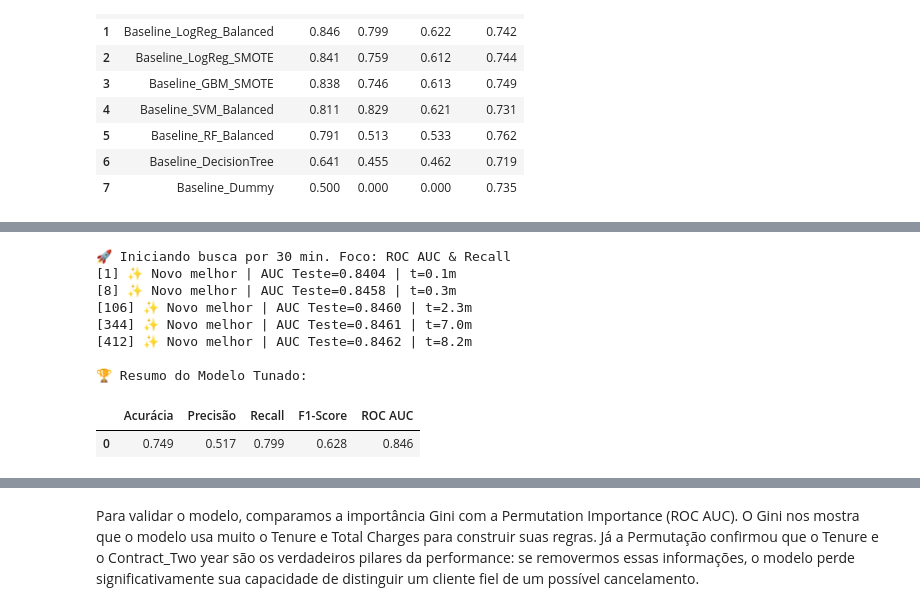
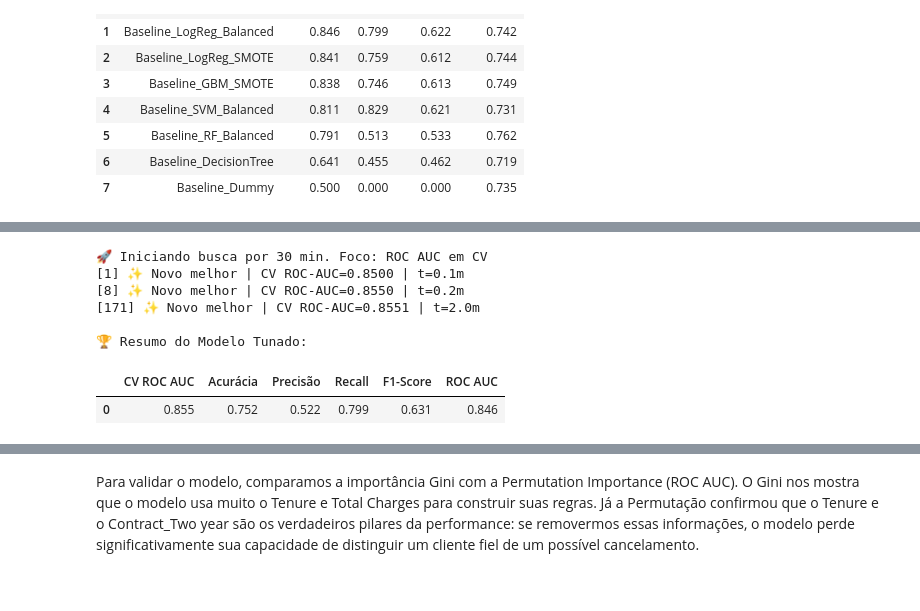
Before and after one commit to fiap-postech-ml-engineering/ml-churn-prediction, a Jupyter notebook: notebooks/02_baselines.ipynb, the cells around one changed output, grey strips where cells are left out. Saved outputs shown, nothing was run; the diff lists cells and outputs as text; code cells hidden in the pictures.

```diff
--- a/notebooks/02_baselines.ipynb
+++ b/notebooks/02_baselines.ipynb
@@ -396,22 +390,22 @@ overfitting: 0.0102
 # %%
 # =============================================================
-# 5. TUNING COM ORÇAMENTO DE TEMPO (RANDOM FOREST OPTIMIZED)
+# 7.1 TUNING COM ORÇAMENTO DE TEMPO (RANDOM FOREST OPTIMIZED)
 # =============================================================
 import time
-from sklearn.model_selection import ParameterSampler, StratifiedKFold, cross_val_score
+from sklearn.model_selection import ParameterSampler
 
 # Parâmetros do processo
-TIME_LIMIT_MINUTES = 30  # Ajuste conforme sua disponibilidade
-AUC_TARGET = 0.87       # Alvo de acurácia para monitoramento
+TIME_LIMIT_MINUTES = 30
+AUC_TARGET = 0.87  # opcional, para parada antecipada
 
 start_time = time.time()
 deadline = start_time + TIME_LIMIT_MINUTES * 60
 
-# Espaço de busca focado nos 4 hiperparâmetros principais + class_weight
+# Espaço de busca
 param_distributions = {
     "model__n_estimators": randint(100, 400),
     "model__max_depth": [None, 8, 12, 15, 20],
-    "model__max_features": ['sqrt', 'log2', None],
+    "model__max_features": ["sqrt", "log2", None],
     "model__min_samples_split": randint(2, 20),
     "model__min_samples_leaf": randint(1, 10),
     "model__class_weight": ["balanced", "balanced_subsample"]
@@ -420,57 +414,80 @@ param_distributions = {
 sampler = ParameterSampler(param_distributions, n_iter=1000, random_state=RANDOM_SEED)
 cv = StratifiedKFold(n_splits=5, shuffle=True, random_state=RANDOM_SEED)
 
-best = {"test_roc_auc": -np.inf, "params": None, "pipeline": None}
+# Guardar o melhor modelo com base na VALIDAÇÃO CRUZADA
+best = {
+    "cv_roc_auc": -np.inf,
+    "params": None,
+    "pipeline": None
+}
 
-print(f"🚀 Iniciando busca por {TIME_LIMIT_MINUTES} min. Foco: ROC AUC & Recall")
+print(f"🚀 Iniciando busca por {TIME_LIMIT_MINUTES} min. Foco: ROC AUC em CV")
 
 for i, params in enumerate(sampler, start=1):
     if time.time() >= deadline:
         print("⏱️ Tempo limite atingido; encerrando busca.")
         break
 
-    # Pipeline com as 12 features já selecionadas
     pipeline = Pipeline([
         ("model", RandomForestClassifier(random_state=RANDOM_SEED, n_jobs=-1))
     ])
     pipeline.set_params(**params)
 
-    # Avaliação via Cross-Validation (estabilidade)
-    cv_scores = cross_val_score(pipeline, X_train_selected, y_train, cv=cv, scoring="roc_auc", n_jobs=-1)
+    # Avaliação via Cross-Validation
+    cv_scores = cross_val_score(
+        pipeline,
+        X_train_selected,
+        y_train,
+        cv=cv,
+        scoring="roc_auc",
+        n_jobs=-1
+    )
     mean_cv = float(np.mean(cv_scores))
 
-    # Ajuste e avaliação em teste (performance real)
-    pipeline.fit(X_train_selected, y_train)
-    y_proba = pipeline.predict_proba(X_test_selected)[:, 1]
-    test_roc_auc = roc_auc_score(y_test, y_proba)
+    if mean_cv > best["cv_roc_auc"]:
+        # Treina no treino inteiro só para salvar o pipeline pronto
+        pipeline.fit(X_train_selected, y_train)
 
-    if test_roc_auc > best["test_roc_auc"]:
-        best.update({"params": params, "test_roc_auc": test_roc_auc, "pipeline": pipeline})
-        print(f"[{i}] ✨ Novo melhor | AUC Teste={test_roc_auc:.4f} | t={(time.time()-start_time)/60:.1f}m")
+        best.update({
+            "cv_roc_auc": mean_cv,
+            "params": params,
+            "pipeline": pipeline
+        })
 
+        print(f"[{i}] ✨ Novo melhor | CV ROC-AUC={mean_cv:.4f} | t={(time.time()-start_time)/60:.1f}m")
+
+        # parada antecipada opcional
+        if mean_cv >= AUC_TARGET:
+            print(f"🎯 Alvo de CV ROC-AUC {AUC_TARGET:.2f} atingido. Encerrando busca.")
+            break
+
+# Melhor modelo encontrado
 best_rf = best["pipeline"]
+
+# Avaliação final no teste: apenas UMA VEZ, depois da escolha
 y_pred_tuned = best_rf.predict(X_test_selected)
 y_proba_tuned = best_rf.predict_proba(X_test_selected)[:, 1]
 
 tuned_metrics = {
+    "CV ROC AUC": best["cv_roc_auc"],
     "Acurácia": accuracy_score(y_test, y_pred_tuned),
     "Precisão": precision_score(y_test, y_pred_tuned),
     "Recall": recall_score(y_test, y_pred_tuned),
-    "F1-Score": f1_score(
-        y_test, y_pred_tuned),
+    "F1-Score": f1_score(y_test, y_pred_tuned),
     "ROC AUC": roc_auc_score(y_test, y_proba_tuned),
 }
 
 print("\n🏆 Resumo do Modelo Tunado:")
 display(pd.DataFrame([tuned_metrics]).round(3))
+
+print("\n🔧 Melhores parâmetros encontrados:")
+print(best["params"])
 # %% [output]
-🚀 Iniciando busca por 30 min. Foco: ROC AUC & Recall
-[1] ✨ Novo melhor | AUC Teste=0.8404 | t=0.1m
-[8] ✨ Novo melhor | AUC Teste=0.8458 | t=0.3m
-[106] ✨ Novo melhor | AUC Teste=0.8460 | t=2.3m
-[344] ✨ Novo melhor | AUC Teste=0.8461 | t=7.0m
-[412] ✨ Novo melhor | AUC Teste=0.8462 | t=8.2m
+🚀 Iniciando busca por 30 min. Foco: ROC AUC em CV
+[1] ✨ Novo melhor | CV ROC-AUC=0.8500 | t=0.1m
+[8] ✨ Novo melhor | CV ROC-AUC=0.8550 | t=0.2m
+[171] ✨ Novo melhor | CV ROC-AUC=0.8551 | t=2.0m
 
 🏆 Resumo do Modelo Tunado:
-|  | Acurácia | Precisão | Recall | F1-Score | ROC AUC |
-| 0 | 0.749 | 0.517 | 0.799 | 0.628 | 0.846 |
+|  | CV ROC AUC | Acurácia | Precisão | Recall | F1-Score | ROC AUC |
+| 0 | 0.855 | 0.752 | 0.522 | 0.799 | 0.631 | 0.846 |
```
Also changed, not shown: parts of 22 cells of this notebook, 12 other files.
